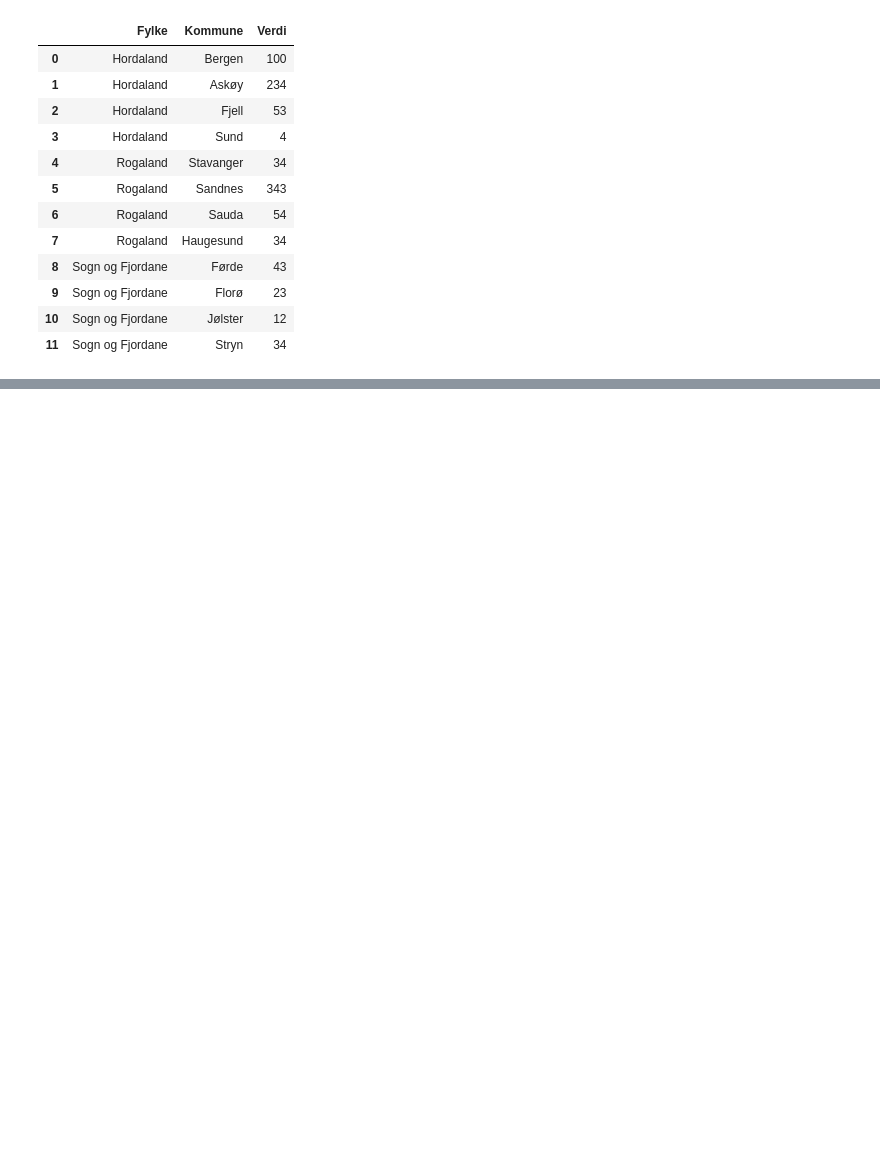
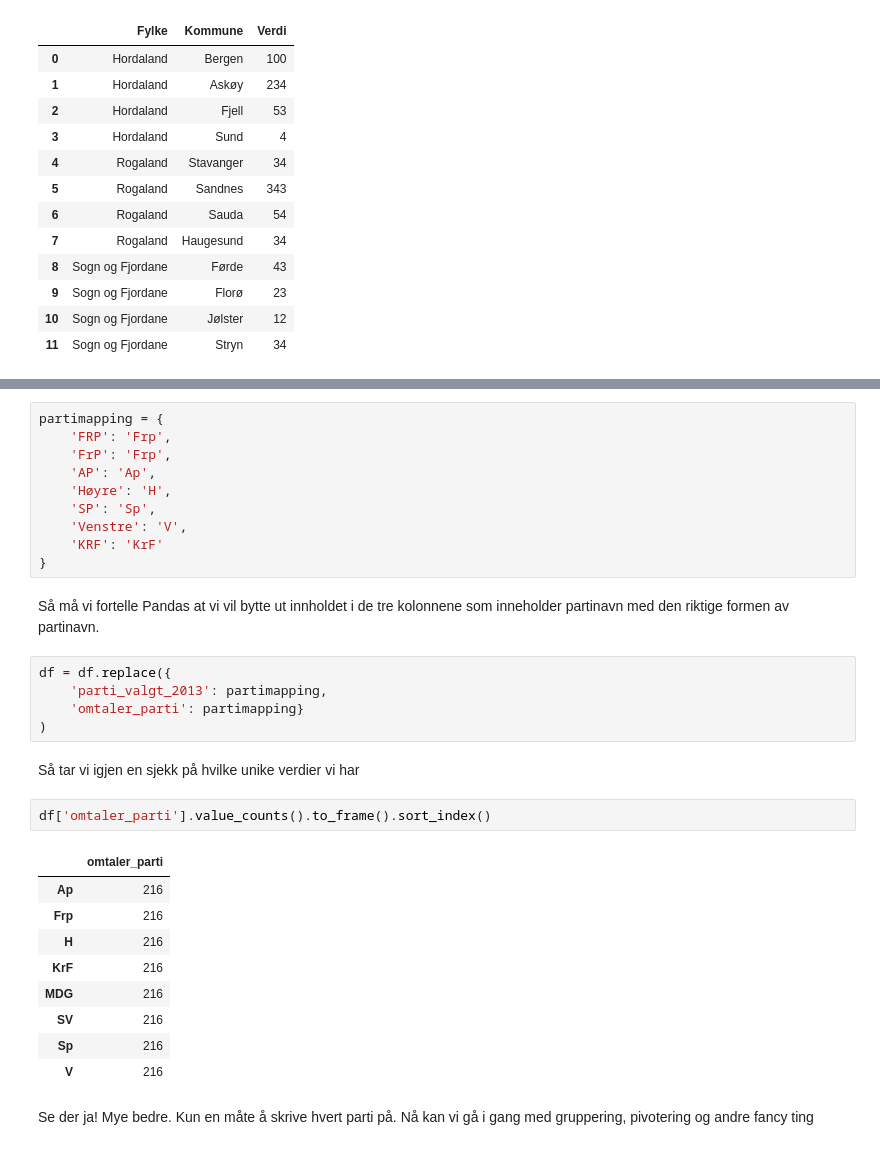
Before and after one commit to BergensTidende/dataskup-2017-notebooks, a Jupyter notebook: notebooks/02 Vasking av data.ipynb, the cells around one changed output, grey strips where cells are left out. Cells and saved outputs as stored; diff of their text form; blank space fills up the shorter version.

```diff
--- a/notebooks/02 Vasking av data.ipynb
+++ b/notebooks/02 Vasking av data.ipynb
@@ -139,0 +182,33 @@ df2
+# %%
+partimapping = {
+    'FRP': 'Frp',
+    'FrP': 'Frp',
+    'AP': 'Ap',
+    'Høyre': 'H',
+    'SP': 'Sp',
+    'Venstre': 'V',
+    'KRF': 'KrF'
+}
+# %% [markdown]
+Så må vi fortelle Pandas at vi vil bytte ut innholdet i de tre kolonnene som inneholder partinavn med den riktige formen av partinavn.
+# %%
+df = df.replace({
+    'parti_valgt_2013': partimapping,
+    'omtaler_parti': partimapping}
+)
+# %% [markdown]
+Så tar vi igjen en sjekk på hvilke unike verdier vi har
+# %%
+df['omtaler_parti'].value_counts().to_frame().sort_index()
+# %% [output]
+|  | omtaler_parti |
+| Ap | 216 |
+| Frp | 216 |
+| H | 216 |
+| KrF | 216 |
+| MDG | 216 |
+| SV | 216 |
+| Sp | 216 |
+| V | 216 |
+# %% [markdown]
+Se der ja! Mye bedre. Kun en måte å skrive hvert parti på. Nå kan vi gå i gang med gruppering, pivotering og andre fancy ting
```
Also changed, not shown: parts of 7 cells of this notebook, 2 other files.
